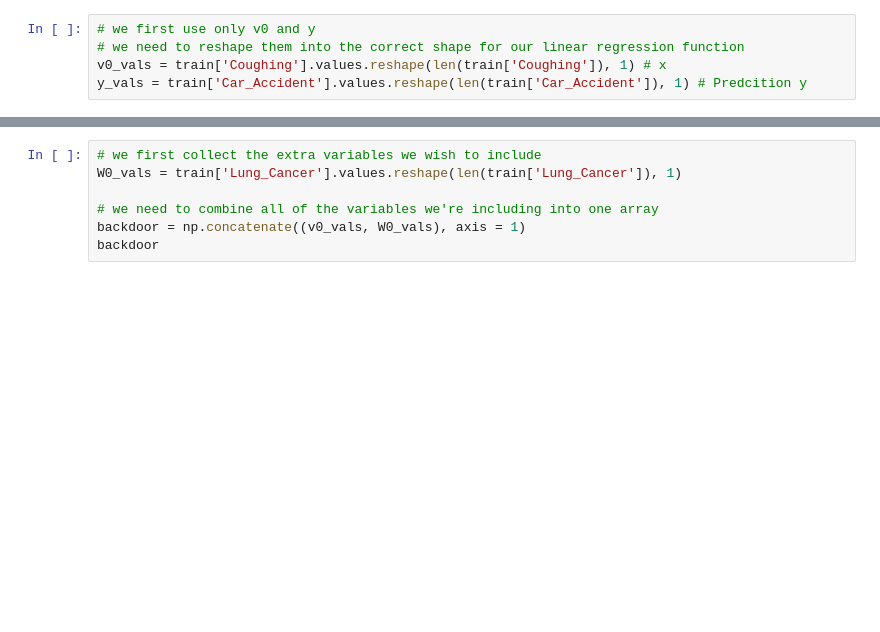
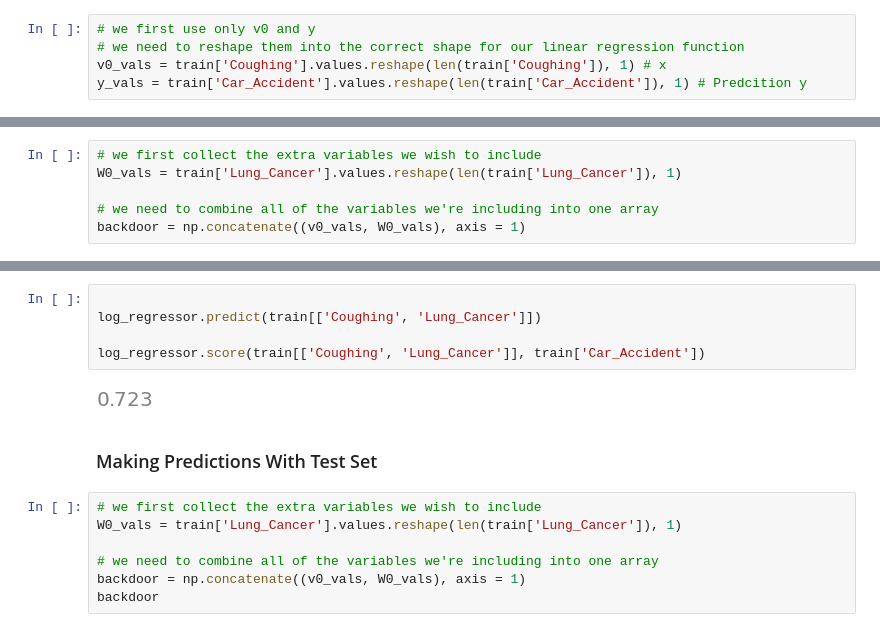
Before and after one commit to keerthybalan/CausalDS_LUCAS, a Jupyter notebook: LogRegData.ipynb, the cells around one changed output, grey strips where cells are left out. Drawn from its saved outputs; the diff is of its cells as text; blank space fills up the shorter version.

```diff
--- a/LogRegData.ipynb
+++ b/LogRegData.ipynb
@@ -189,0 +194,6 @@ array([[0.93930241]])
+# %%
+# we first collect the extra variables we wish to include
+W0_vals = train['Lung_Cancer'].values.reshape(len(train['Lung_Cancer']), 1)
+
+# we need to combine all of the variables we're including into one array
+backdoor = np.concatenate((v0_vals, W0_vals), axis = 1)
@@ -190,3 +303,12 @@ array([[0.93930241]])
+# %%
+
+log_regressor.predict(train[['Coughing', 'Lung_Cancer']])
+
+log_regressor.score(train[['Coughing', 'Lung_Cancer']], train['Car_Accident'])
+# %% [output]
+[figure, added]
+# %% [markdown]
+### Making Predictions With Test Set
 # %%
 # we first collect the extra variables we wish to include
 W0_vals = train['Lung_Cancer'].values.reshape(len(train['Lung_Cancer']), 1)
```
Also changed, not shown: parts of 40 cells of this notebook.
